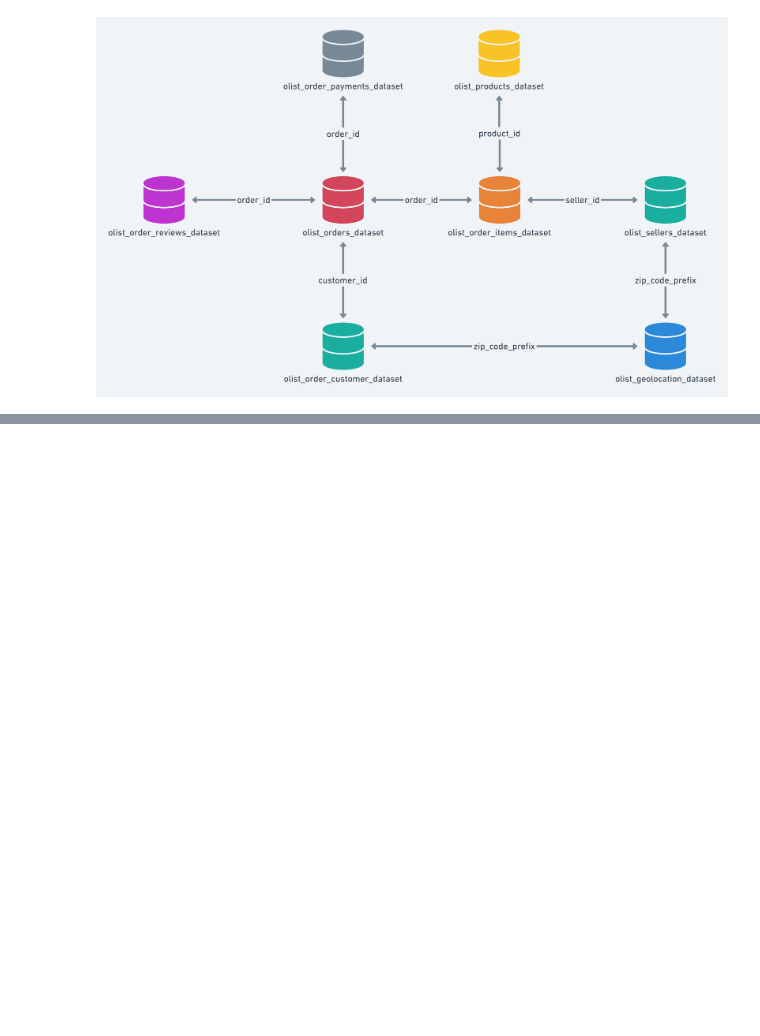
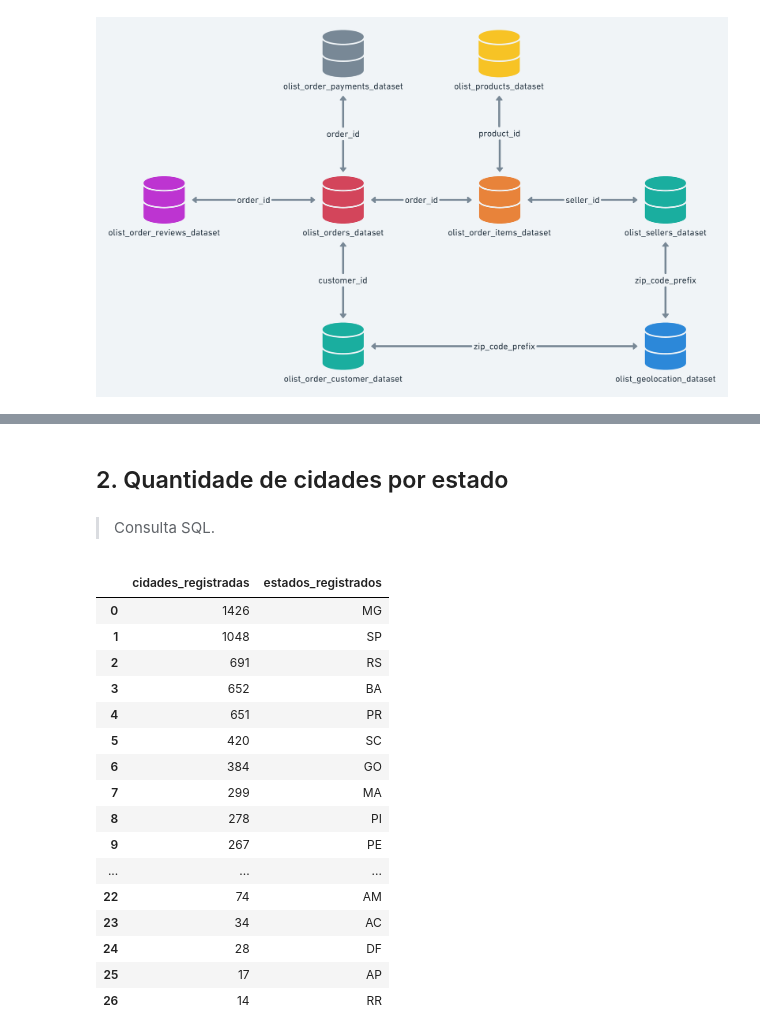
Before and after one commit to deborabmfreitas/projeto-sql, a Jupyter notebook: project.ipynb, the cells around one changed output, grey strips where cells are left out. Cells and saved outputs as stored; diff of their text form; code cells hidden in the pictures; blank space fills up the shorter version.

```diff
--- a/project.ipynb
+++ b/project.ipynb
@@ -204,2 +186,39 @@ array(['SP', 'SC', 'MG', 'PR', 'RJ', 'RS', 'PA', 'GO', 'ES', 'BA', 'MA',
+# %% [markdown]
+## 2. Quantidade de cidades por estado
+# %% [markdown]
+> Consulta SQL.
+# %%
+query = """
+
+        SELECT COUNT(DISTINCT geolocation_city) AS cidades_registradas, geolocation_state AS estados_registrados
+
+        FROM olist_geolocation
+
+        GROUP BY geolocation_state
+
+        ORDER BY COUNT(DISTINCT geolocation_city) DESC;
+
+        """
+
+geolocation_city = pd.read_sql(query, con=conn)
+geolocation_city
+# %% [output]
+|  | cidades_registradas | estados_registrados |
+| 0 | 1426 | MG |
+| 1 | 1048 | SP |
+| 2 | 691 | RS |
+| 3 | 652 | BA |
+| 4 | 651 | PR |
+| 5 | 420 | SC |
+| 6 | 384 | GO |
+| 7 | 299 | MA |
+| 8 | 278 | PI |
+| 9 | 267 | PE |
+| ... | ... | ... |
+| 22 | 74 | AM |
+| 23 | 34 | AC |
+| 24 | 28 | DF |
+| 25 | 17 | AP |
+| 26 | 14 | RR |
 # %%
 fig = plt.figure(figsize=(12, 8))
```
Also changed, not shown: parts of 30 cells of this notebook.
